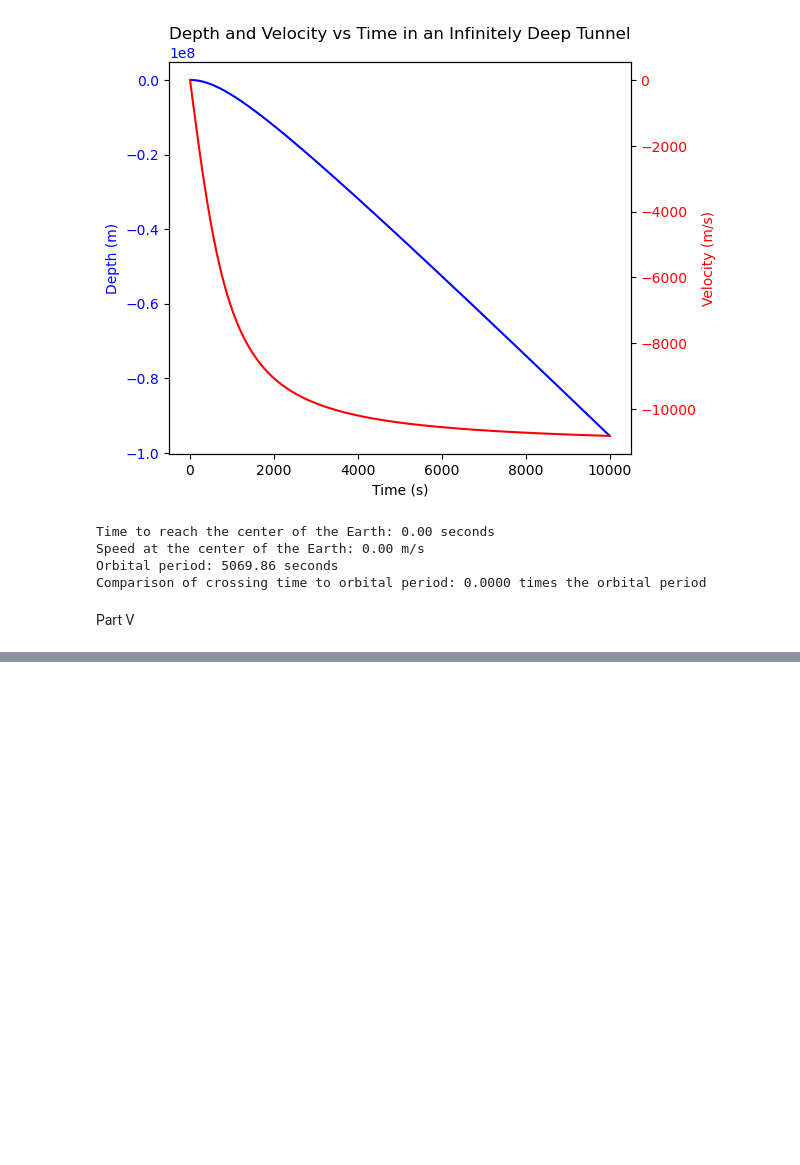
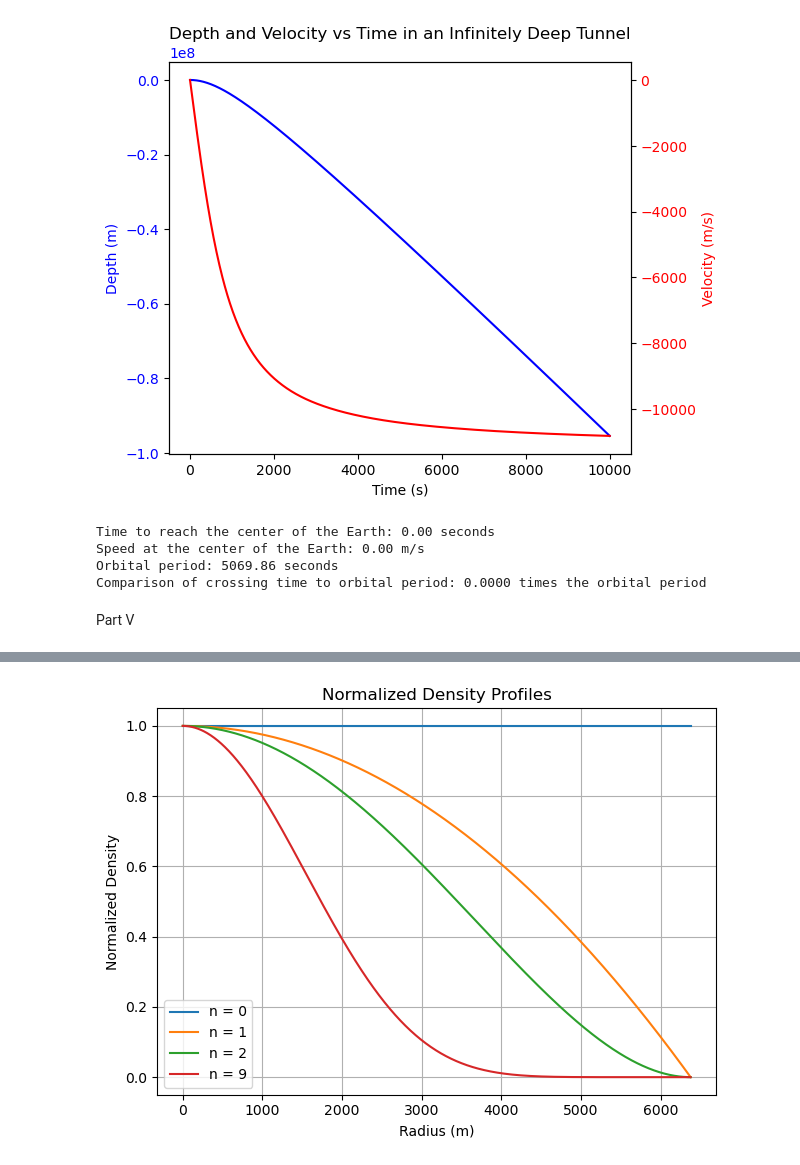
Before and after one commit to eoluwaboro/PHYS265-spring25, a Jupyter notebook: Lab2/Lab2.ipynb, the cells around one changed output, grey strips where cells are left out. Cells and saved outputs as stored; diff of their text form; code cells hidden in the pictures; blank space fills up the shorter version.

Commit message:
Lab 2 Part 5
Part 5 1-3) plots and integrals

```diff
--- a/Lab2/Lab2.ipynb
+++ b/Lab2/Lab2.ipynb
@@ -475,0 +379,31 @@ plt.show()
+# %%
+import numpy as np
+import matplotlib.pyplot as plt
+from scipy.integrate import quad
+from scipy.integrate import solve_ivp
+
+R_earth = 6.3781E6 # meters
+M_earth = 5.972E24 # kilograms
+G = 6.6743E11 #m^3/kg/s^2
+r_vals = np.linspace(0, R_earth, 1000)
+
+# normalized density profile
+
+def p_profile(r,n):
+    return (1-(r**2/R_earth**2))**n
+
+n_vals = [0,1,2,9]
+
+fig, ax = plt.subplots()
+for n in n_vals:
+    p_vals = p_profile(r_vals, n)
+    ax.plot(r_vals/1000, p_vals, label=f'n = {n}')
+
+ax.set_xlabel('Radius (m)')
+ax.set_ylabel('Normalized Density')
+ax.set_title('Normalized Density Profiles')
+ax.legend()
+ax.grid()
+plt.tight_layout()
+# %% [output]
+[figure, added]
```
Also changed, not shown: parts of 3 cells of this notebook.
